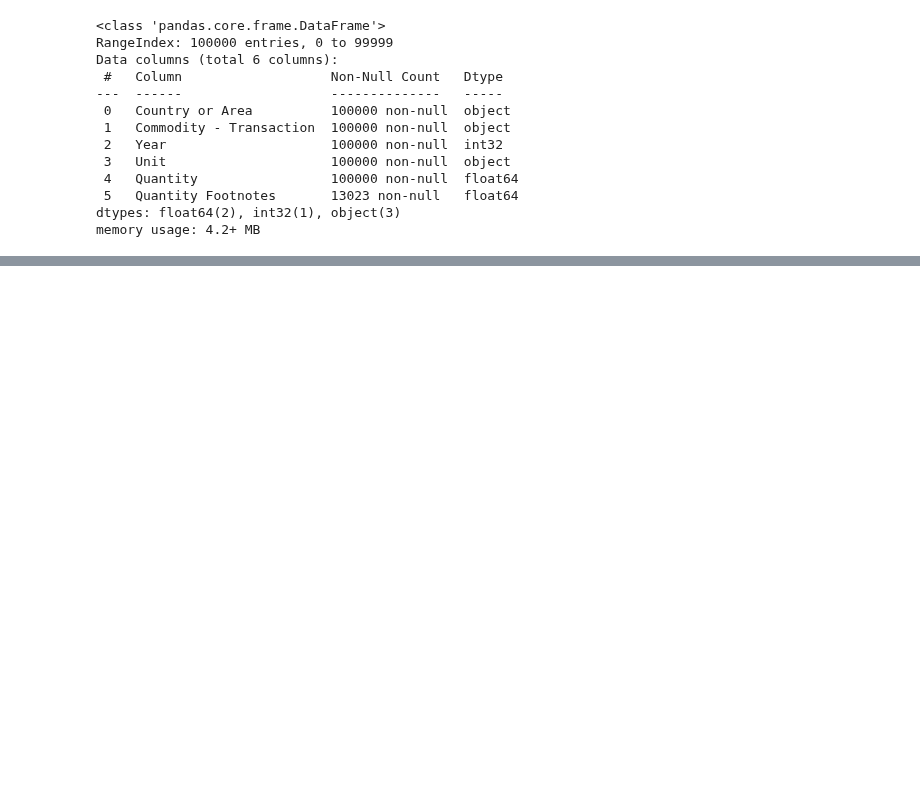
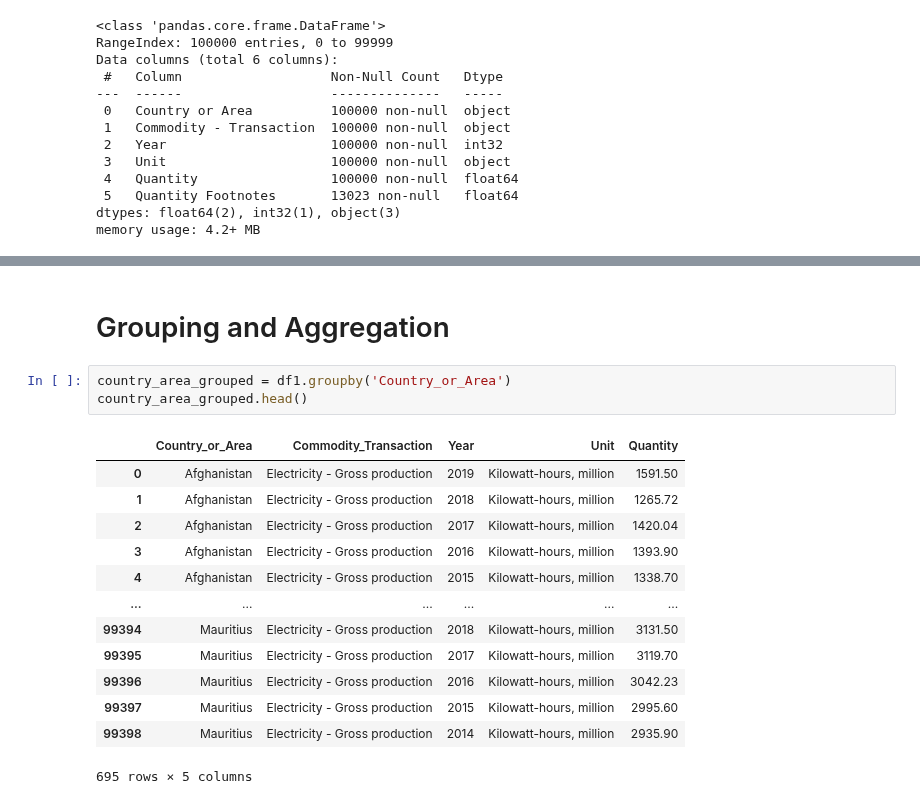
Before and after one commit to eldrigeampong/Data-Science, a Jupyter notebook: UN/Energy Statistics Database/proj1.ipynb, the cells around one changed output, grey strips where cells are left out. Drawn from its saved outputs; the diff is of its cells as text; blank space fills up the shorter version.

```diff
--- a/UN/Energy Statistics Database/proj1.ipynb
+++ b/UN/Energy Statistics Database/proj1.ipynb
@@ -601,0 +192,19 @@ cnt_area_grp.get_group('Central African Rep.')
+# %% [markdown]
+# Grouping and Aggregation
+# %%
+country_area_grouped = df1.groupby('Country_or_Area')
+country_area_grouped.head()
+# %% [output]
+|  | Country_or_Area | Commodity_Transaction | Year | Unit | Quantity |
+| 0 | Afghanistan | Electricity - Gross production | 2019 | Kilowatt-hours, million | 1591.50 |
+| 1 | Afghanistan | Electricity - Gross production | 2018 | Kilowatt-hours, million | 1265.72 |
+| 2 | Afghanistan | Electricity - Gross production | 2017 | Kilowatt-hours, million | 1420.04 |
+| 3 | Afghanistan | Electricity - Gross production | 2016 | Kilowatt-hours, million | 1393.90 |
+| 4 | Afghanistan | Electricity - Gross production | 2015 | Kilowatt-hours, million | 1338.70 |
+| ... | ... | ... | ... | ... | ... |
+| 99394 | Mauritius | Electricity - Gross production | 2018 | Kilowatt-hours, million | 3131.50 |
+| 99395 | Mauritius | Electricity - Gross production | 2017 | Kilowatt-hours, million | 3119.70 |
+| 99396 | Mauritius | Electricity - Gross production | 2016 | Kilowatt-hours, million | 3042.23 |
+| 99397 | Mauritius | Electricity - Gross production | 2015 | Kilowatt-hours, million | 2995.60 |
+| 99398 | Mauritius | Electricity - Gross production | 2014 | Kilowatt-hours, million | 2935.90 |
+695 rows × 5 columns
```
Also changed, not shown: parts of 57 cells of this notebook, 1 other file.
